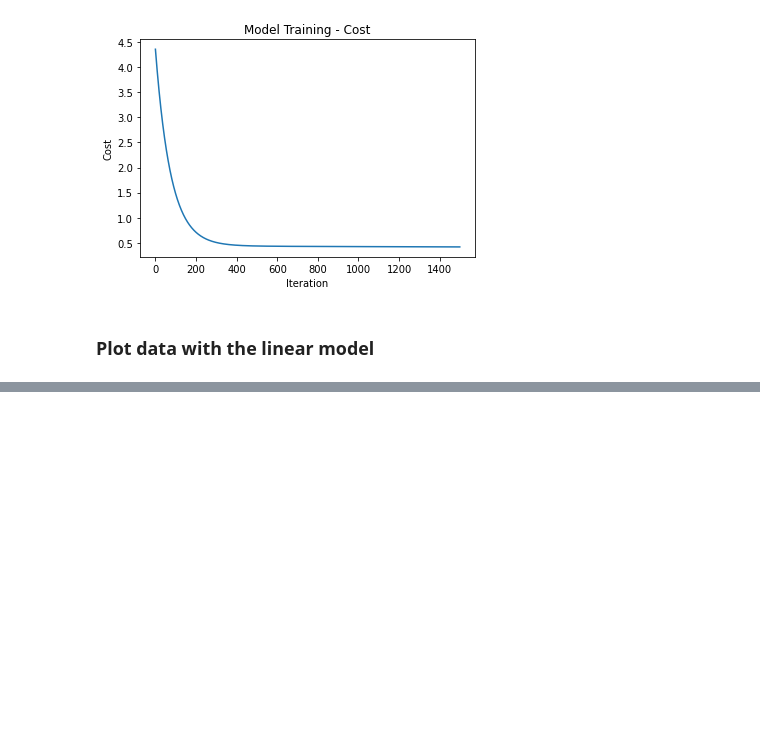
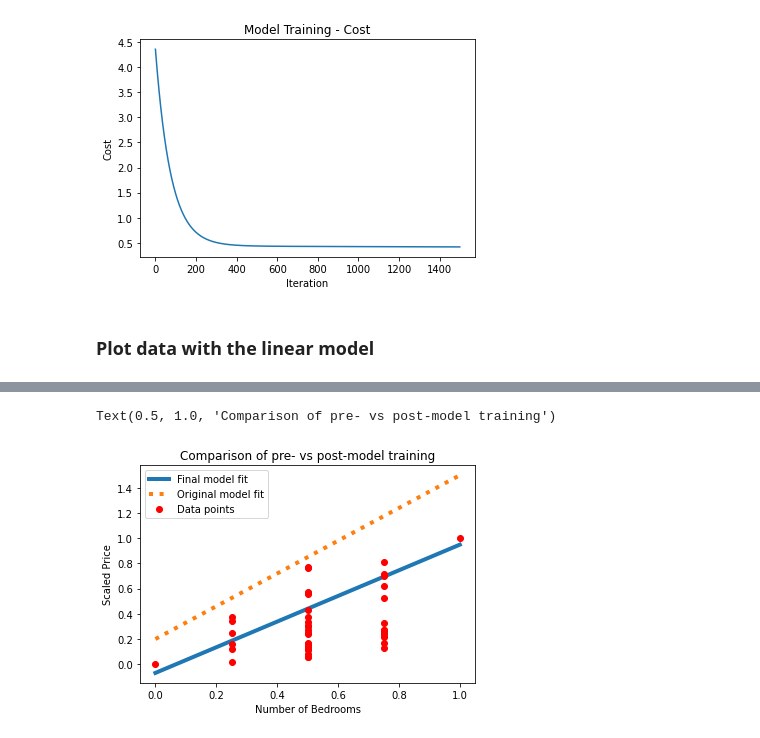
Before and after one commit to gentryae/ML_classwork, a Jupyter notebook: A8_pt2.ipynb, the cells around one changed output, grey strips where cells are left out. Saved outputs shown, nothing was run; the diff lists cells and outputs as text; code cells hidden in the pictures; blank space fills up the shorter version.

```diff
--- a/A8_pt2.ipynb
+++ b/A8_pt2.ipynb
@@ -335,0 +358,20 @@ Text(0.5, 1.0, 'Comparison of pre- vs post-model training')
+# %%
+lin_pts = np.linspace(0, 1, 20) # gives you 25 values between [0, 5]
+mdl_pts = thetas[0] + lin_pts * thetas[1] +lin_pts*thetas[2]
+plt.plot(lin_pts, mdl_pts, linewidth=4, label='Final model fit')
+plt.legend()
+
+# Let's look at the original least squares
+orig_mdl_pts = old_thetas[0] + lin_pts * old_thetas[1]+lin_pts*old_thetas[2]
+plt.plot(lin_pts, orig_mdl_pts, ':', linewidth=4, label='Original model fit')
+plt.legend()
+
+# Let's plot the original points
+plt.plot(data[:,1], data[:,2], 'ro', label='Data points') # 'ro' for red, circle
+plt.legend()
+plt.xlabel('Number of Bedrooms')
+plt.ylabel('Scaled Price')
+plt.title('Comparison of pre- vs post-model training')
+# %% [output]
+Text(0.5, 1.0, 'Comparison of pre- vs post-model training')
+[figure, added]
```
Also changed, not shown: parts of 4 cells of this notebook.
